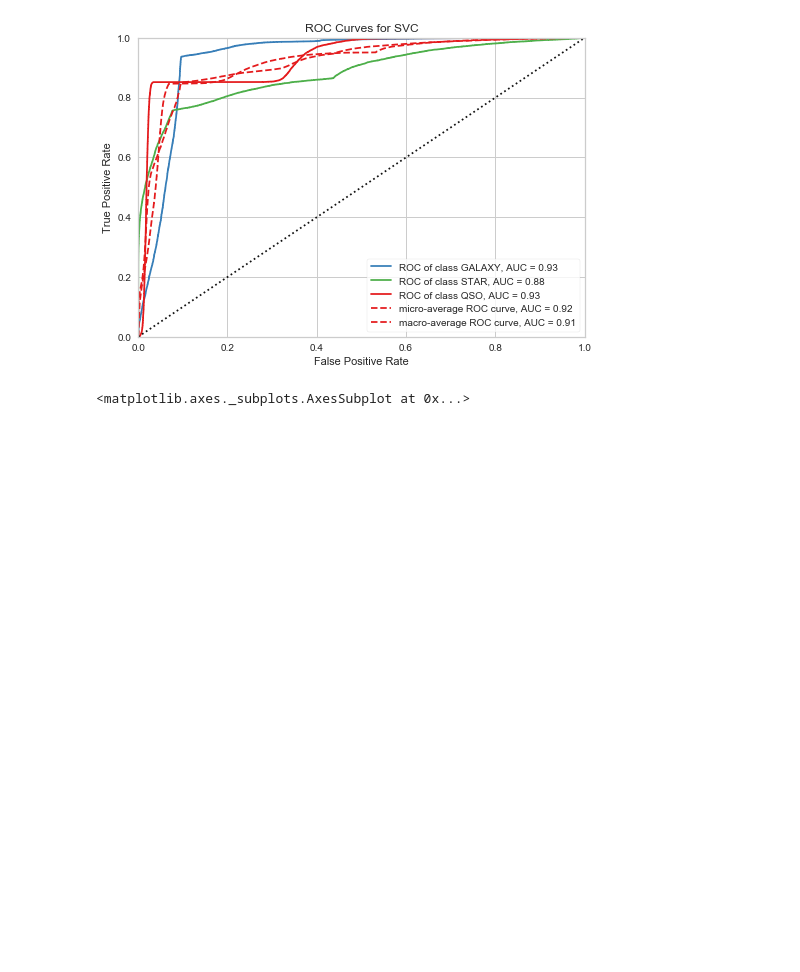
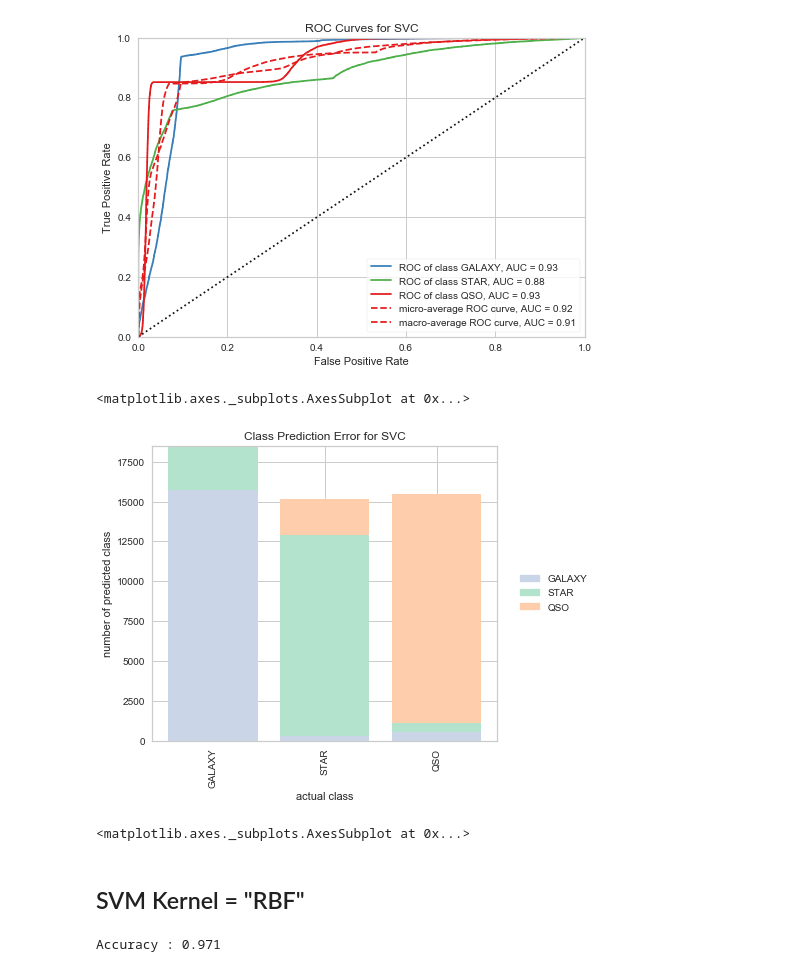
Before and after one commit to vedang9/Stellar-Classification, a Jupyter notebook: Untitled.ipynb, the cells around one changed output. Drawn from its saved outputs; the diff is of its cells as text; code cells hidden in the pictures; blank space fills up the shorter version.

```diff
--- a/Untitled.ipynb
+++ b/Untitled.ipynb
@@ -274,3 +274,26 @@ visualizer.show()
 # %% [output]
 [figure]
 <matplotlib.axes._subplots.AxesSubplot at 0x...>
+# %%
+visualizer = ClassPredictionError(model, classes=classes)
+
+set_palette('pastel')
+
+visualizer.fit(x_train, y_train)        # Fit the training data to the visualizer
+visualizer.score(x_test, y_test)        # Evaluate the model on the test data
+visualizer.show()
+# %% [output]
+[figure, added]
+<matplotlib.axes._subplots.AxesSubplot at 0x...>
+# %% [markdown]
+## SVM Kernel = "RBF"
+# %%
+svm_clf = svm.SVC(kernel='rbf', C=1, random_state=0)
+svm_clf.fit(x_train,y_train)
+predicted = svm_clf.predict(x_test)
+score = svm_clf.score(x_test, y_test)
+svm_score_ = np.mean(score)
+
+print('Accuracy : %.3f' % (svm_score_))
+# %% [output]
+Accuracy : 0.971
```
Also changed, not shown: parts of 3 cells of this notebook.
